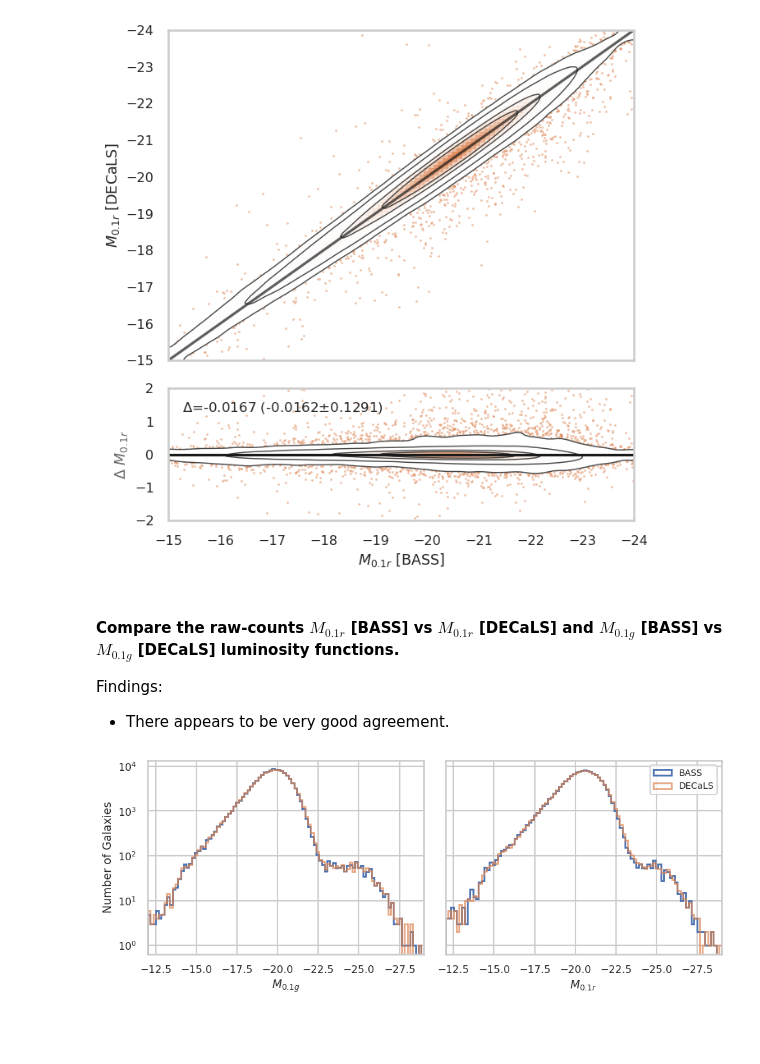
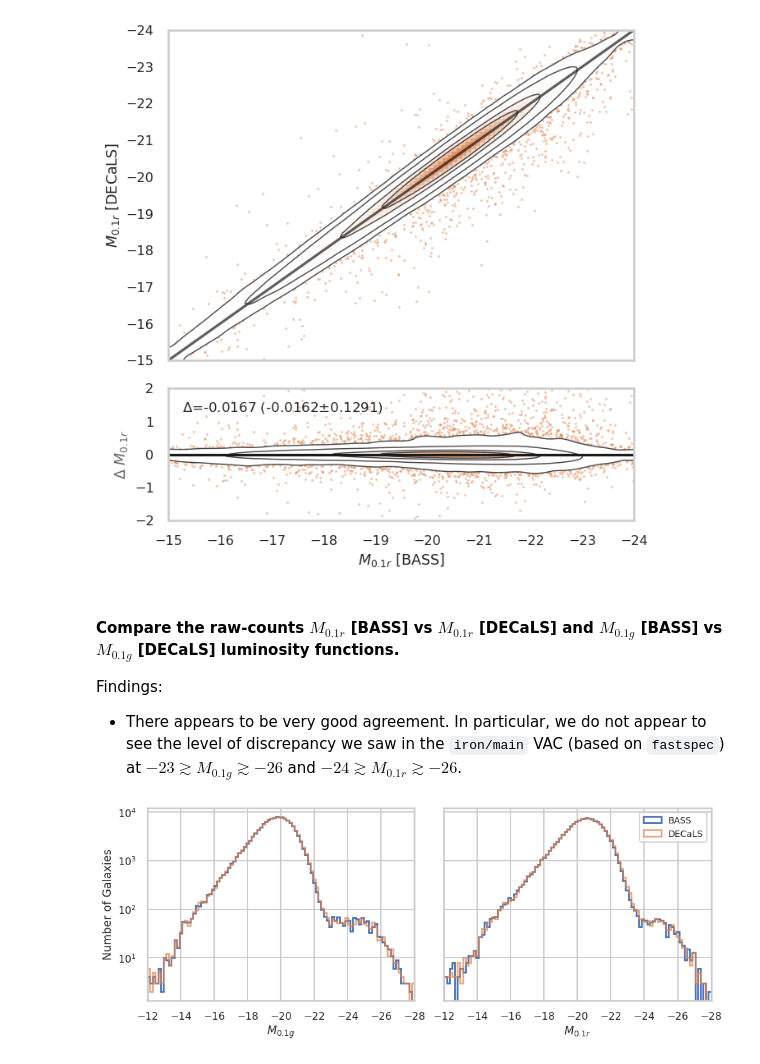
Before and after one commit to moustakas/fastspecfit-projects, a Jupyter notebook: northsouth/northsouth-photometry.ipynb, the cells around one changed output. Cells and saved outputs as stored; diff of their text form; code cells hidden in the pictures; blank space fills up the shorter version.

Commit message:
a few more plots

```diff
--- a/northsouth/northsouth-photometry.ipynb
+++ b/northsouth/northsouth-photometry.ipynb
@@ -199,26 +284,28 @@ cplot(fastnorth['ABSMAG01_SDSS_R'], fastsouth['ABSMAG01_SDSS_R'], rabslim, resid
 #### Compare the raw-counts $M_{0.1r}$ [BASS] vs $M_{0.1r}$ [DECaLS] and $M_{0.1g}$ [BASS] vs $M_{0.1g}$ [DECaLS] luminosity functions.
 
 Findings:
-* There appears to be very good agreement.
+* There appears to be very good agreement. In particular, we do not appear to see the level of discrepancy we saw in the `iron/main` VAC (based on `fastspec`) at $-23\gtrsim M_{0.1g} \gtrsim -26$ and $-24\gtrsim M_{0.1r} \gtrsim -26$.
+# %%
+abslim = [-12, -28]
+grlim = [0., 1.2]
 # %%
-abslim = [-12, -29]
 fig, (ax1, ax2) = plt.subplots(1, 2, figsize=(10, 4), sharey=True)
 _ = ax1.hist(fastnorth['ABSMAG01_SDSS_G'], bins=100, log=True,
-            histtype='step', range=abslim[::-1], label='BASS', lw=2)
+             histtype='step', range=abslim[::-1], label='BASS', lw=2)
 _ = ax1.hist(fastsouth['ABSMAG01_SDSS_G'], bins=100, log=True,
-            histtype='step', range=abslim[::-1], label='DECaLS', lw=2, alpha=0.7)
+             histtype='step', range=abslim[::-1], label='DECaLS', lw=2, alpha=0.7)
 ax1.set_xlim(abslim)
 ax1.set_xlabel(r'$M_{0.1g}$')
 ax1.set_ylabel('Number of Galaxies')
 
 _ = ax2.hist(fastnorth['ABSMAG01_SDSS_R'], bins=100, log=True,
-            histtype='step', range=abslim[::-1], label='BASS', lw=2)
+             histtype='step', range=abslim[::-1], label='BASS', lw=2)
 _ = ax2.hist(fastsouth['ABSMAG01_SDSS_R'], bins=100, log=True,
-            histtype='step', range=abslim[::-1], label='DECaLS', lw=2, alpha=0.7)
+             histtype='step', range=abslim[::-1], label='DECaLS', lw=2, alpha=0.7)
 ax2.set_xlim(abslim)
 ax2.set_xlabel(r'$M_{0.1r}$')
 ax2.legend(loc='upper right', fontsize=10)
 
 fig.tight_layout()
 # %% [output]
-[figure, old version]
+[figure, new version]
```
Also changed, not shown: parts of 22 cells of this notebook.
